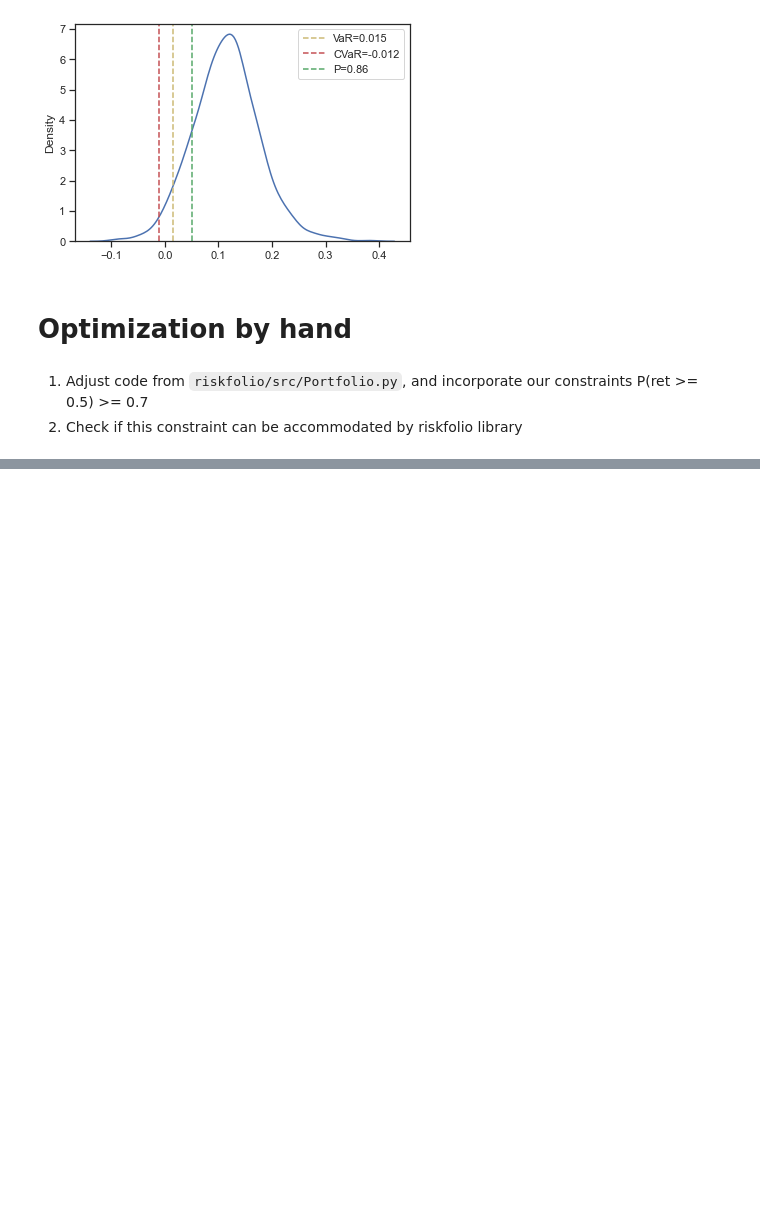
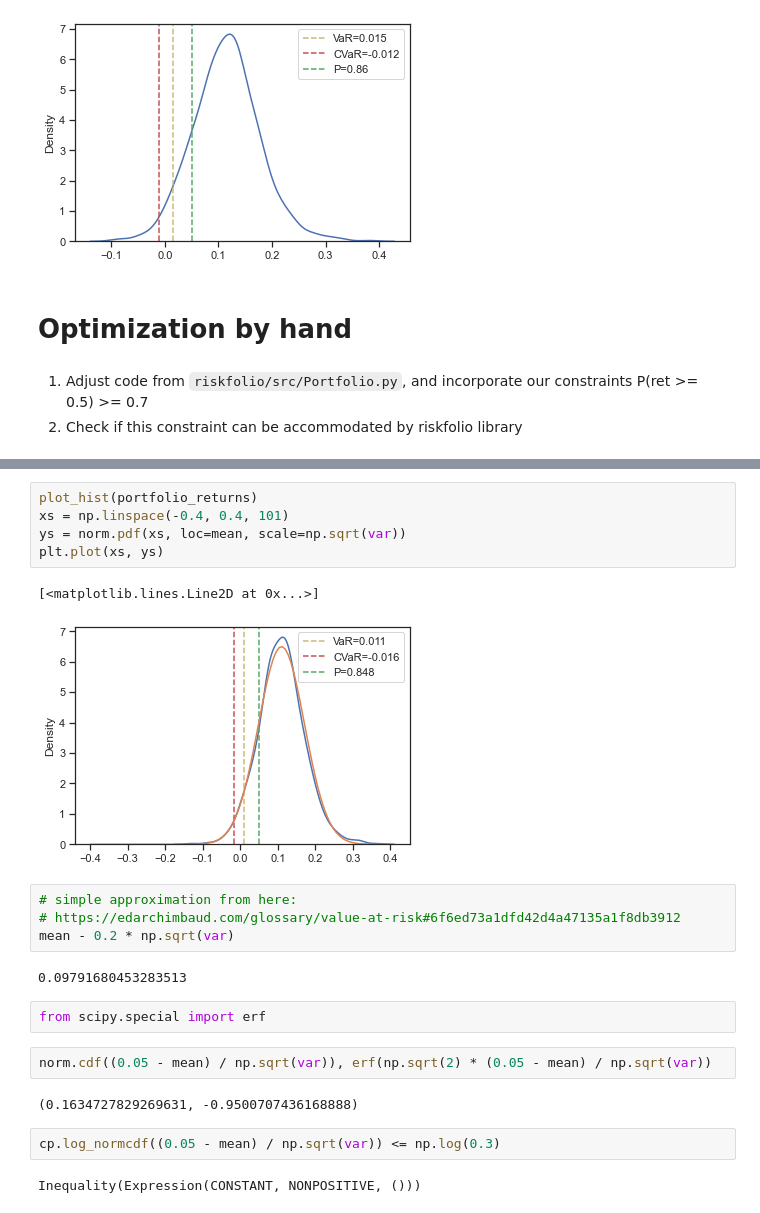
Before and after one commit to starovoitovs/defi, a Jupyter notebook: generator_cvar.ipynb, the cells around one changed output, grey strips where cells are left out. Cells and saved outputs as stored; diff of their text form; blank space fills up the shorter version.

```diff
--- a/generator_cvar.ipynb
+++ b/generator_cvar.ipynb
@@ -253,0 +257,24 @@ Portfolio weights:
+# %%
+plot_hist(portfolio_returns)
+xs = np.linspace(-0.4, 0.4, 101)
+ys = norm.pdf(xs, loc=mean, scale=np.sqrt(var))
+plt.plot(xs, ys)
+# %% [output]
+[<matplotlib.lines.Line2D at 0x...>]
+[figure, added]
+# %%
+# simple approximation from here:
+# https://edarchimbaud.com/glossary/value-at-risk#6f6ed73a1dfd42d4a47135a1f8db3912
+mean - 0.2 * np.sqrt(var)
+# %% [output]
+0.09791680453283513
+# %%
+from scipy.special import erf
+# %%
+norm.cdf((0.05 - mean) / np.sqrt(var)), erf(np.sqrt(2) * (0.05 - mean) / np.sqrt(var))
+# %% [output]
+(0.1634727829269631, -0.9500707436168888)
+# %%
+cp.log_normcdf((0.05 - mean) / np.sqrt(var)) <= np.log(0.3)
+# %% [output]
+Inequality(Expression(CONSTANT, NONPOSITIVE, ()))
```
Also changed, not shown: parts of 8 cells of this notebook, 1 other file.
